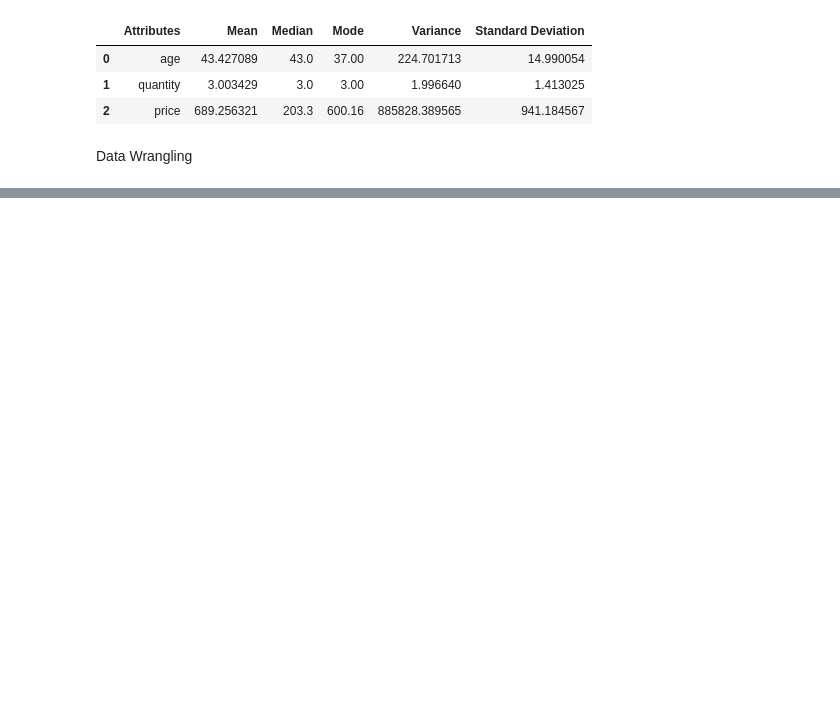
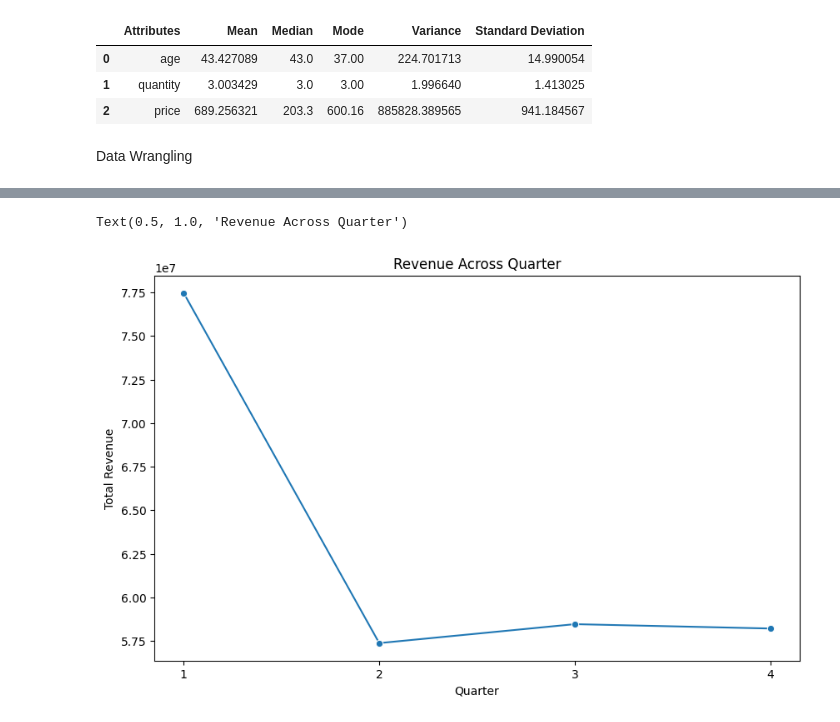
Before and after one commit to bvishnub/Oasis-Infobyte-Internship-Projects, a Jupyter notebook: Project-1-EDA on Retails Sales Data/Project_1- EDA on Retail Sales.ipynb, the cells around one changed output, grey strips where cells are left out. Drawn from its saved outputs; the diff is of its cells as text; code cells hidden in the pictures; blank space fills up the shorter version.

```diff
--- a/Project-1-EDA on Retails Sales Data/Project_1- EDA on Retail Sales.ipynb
+++ b/Project-1-EDA on Retails Sales Data/Project_1- EDA on Retail Sales.ipynb
@@ -320,0 +280,11 @@ sns.countplot(data=df,x='category',palette='magma',hue='Age_Group')
+# %%
+# Quarterly Revenue Analysis
+fig, ax = plt.subplots(figsize=(10, 6))
+sns.lineplot(x='Quarter', y='Total Revenue', data=Quarterly_Trend, ax=ax, marker='o')
+a=ax.set_xticks(Quarterly_Trend['Quarter'].astype(int))
+plt.title("Revenue Across Quarter")
+
+# we can observe here that revenue generated in Quarter1 is highest and there is a drastic decline in quarter 2
+# %% [output]
+Text(0.5, 1.0, 'Revenue Across Quarter')
+[figure, added]
```
Also changed, not shown: parts of 51 cells of this notebook.
